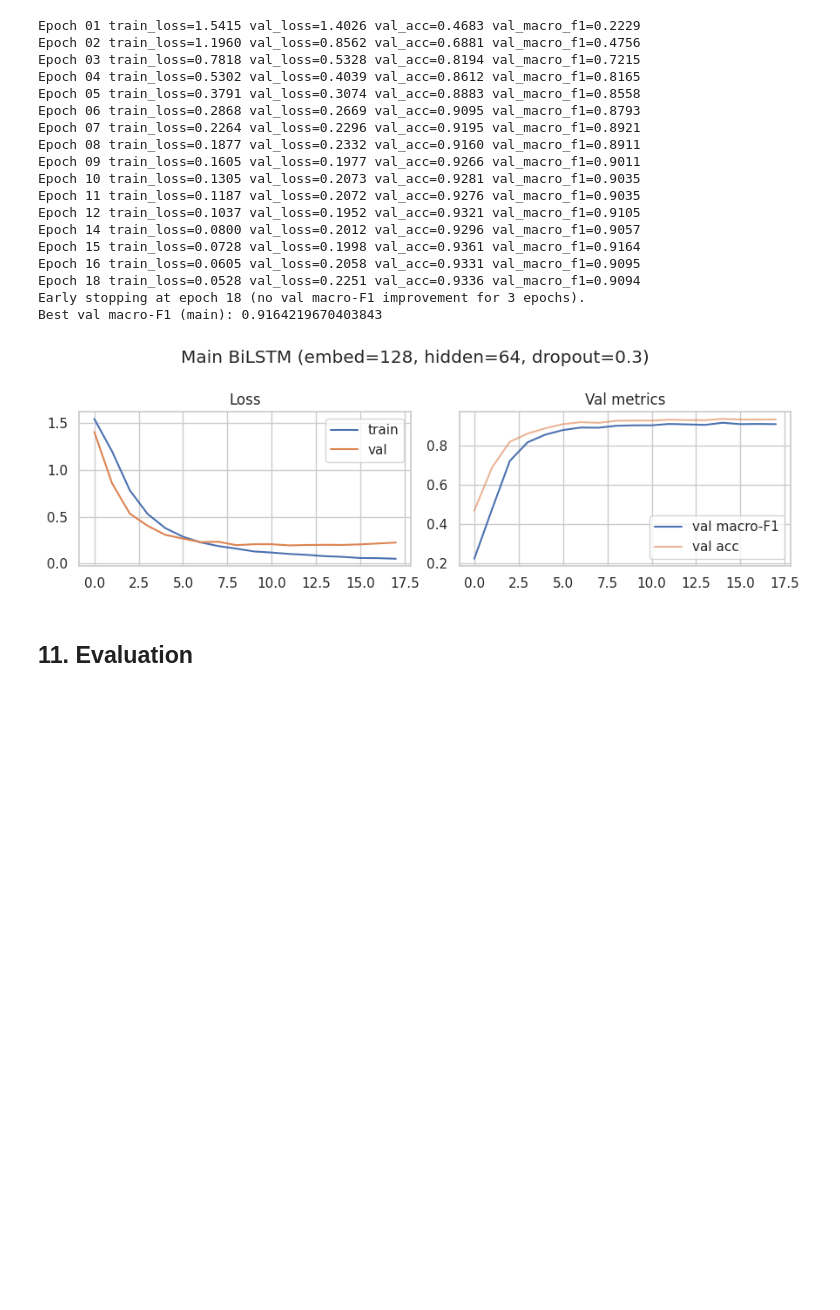
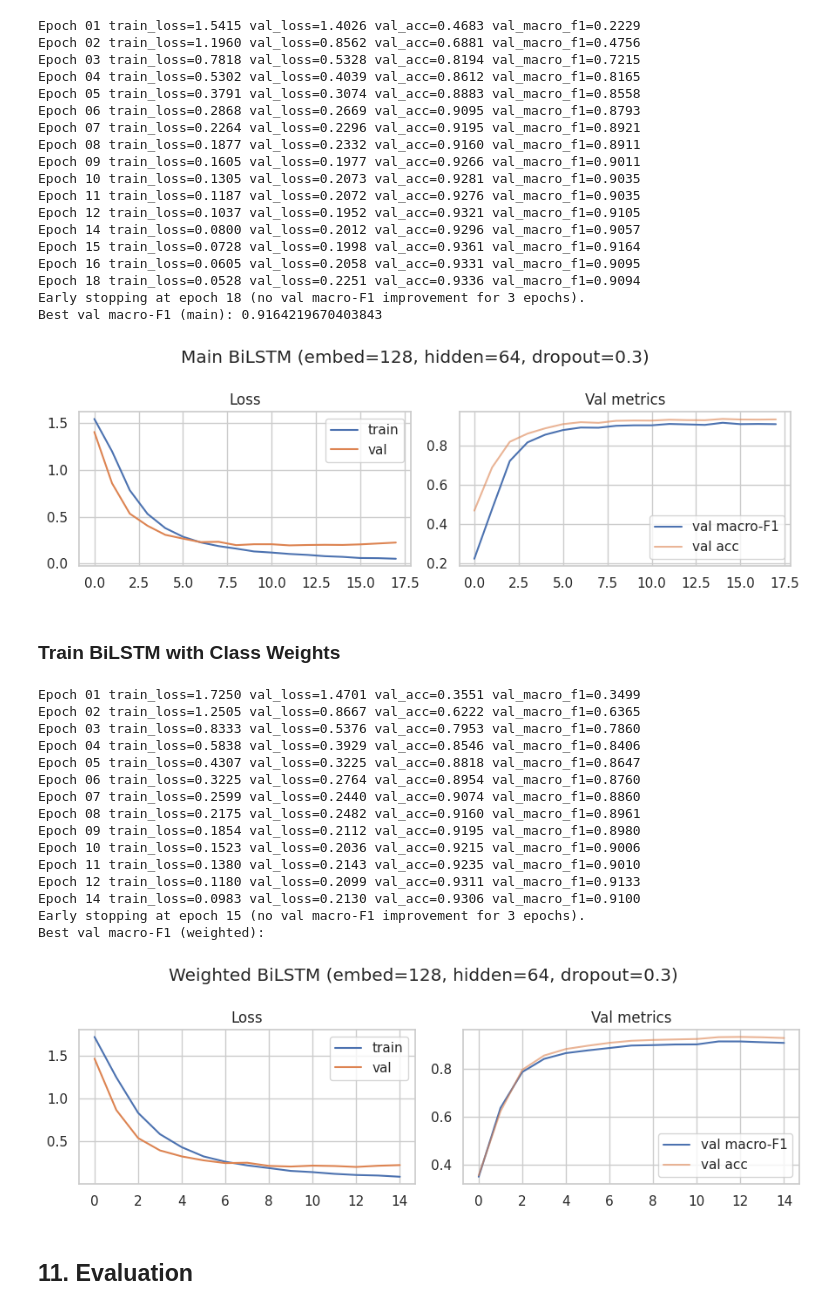
Before and after one commit to hulemihi/42850-NLP-Asm3, a Jupyter notebook: NLP_Asm3_BiLSTM.ipynb, the cells around one changed output. Saved outputs shown, nothing was run; the diff lists cells and outputs as text; code cells hidden in the pictures; blank space fills up the shorter version.

Commit message:
Experiment class weights

```diff
--- a/NLP_Asm3_BiLSTM.ipynb
+++ b/NLP_Asm3_BiLSTM.ipynb
@@ -158,3 +158,20 @@ test_df["text_proc"] = test_df["text"].map(preprocess)
 print("Split sizes:", len(train_df), len(val_df), len(test_df))
 # %% [output]
 Split sizes: 15956 1988 1986
+# %%
+# Get sorted class ids, e.g. [0, 1, 2, 3, 4, 5]
+classes = np.sort(train_df["label"].unique())
+
+# Compute balanced class weights from training labels only
+class_weights = compute_class_weight(
+    class_weight="balanced",
+    classes=classes,
+    y=train_df["label"].to_numpy()
+)
+
+# Convert to torch tensor and move to device
+class_weights = torch.tensor(class_weights, dtype=torch.float).to(device)
+print("Class weights:")
+
+for c, w in zip(classes, class_weights.cpu().numpy()):
+    print(f"  class {c} ({id2label[c]}): {w:.4f}")
@@ -507,9 +532,10 @@ def train_model(
     lr=1e-3,
     weight_decay=1e-5,
     patience=3,   # stop if validation macro-F1 does not improve for this many epochs
+    class_weights=None,
 ):
     # CrossEntropyLoss is standard for multi-class classification
-    criterion = nn.CrossEntropyLoss()
+    criterion = nn.CrossEntropyLoss() if class_weights is None else nn.CrossEntropyLoss(weight=class_weights)
 
     # Adam optimizer
     optimizer = torch.optim.Adam(model.parameters(), lr=lr, weight_decay=weight_decay)
@@ -632,6 +668,55 @@ Epoch 18 train_loss=0.0528 val_loss=0.2251 val_acc=0.9336 val_macro_f1=0.9094
 Early stopping at epoch 18 (no val macro-F1 improvement for 3 epochs).
 Best val macro-F1 (main): 0.9164219670403843
 [figure]
+# %% [markdown]
+### Train BiLSTM with Class Weights
+# %%
+# Set random seed for reproducibility
+torch.manual_seed(SEED)
+if torch.cuda.is_available():
+    torch.cuda.manual_seed_all(SEED)
+
+# Create the BiLSTM model with the selected hyperparameters and class weights
+weighted_model = BiLSTMClassifier(
+    vocab_size,
+    embed_dim=128,
+    hidden_dim=64,
+    num_classes=num_classes,
+    padding_idx=pad_id,
+    bidirectional=True,
+    dropout=0.3,
+).to(device)
+
+# Train the model using the training set and validate on the validation set, applying class weights
+hist_weighted, best_val_f1_weighted = train_model(
+    weighted_model,
+    train_loader,
+    val_loader,
+    epochs=25,
+    lr=1e-3,
+    patience=3,
+    class_weights=class_weights
+)
+
+print("Best val macro-F1 (weighted):".format(best_val_f1_weighted))
+plot_history(hist_weighted, title="Weighted BiLSTM (embed=128, hidden=64, dropout=0.3)")
+# %% [output]
+Epoch 01 train_loss=1.7250 val_loss=1.4701 val_acc=0.3551 val_macro_f1=0.3499
+Epoch 02 train_loss=1.2505 val_loss=0.8667 val_acc=0.6222 val_macro_f1=0.6365
+Epoch 03 train_loss=0.8333 val_loss=0.5376 val_acc=0.7953 val_macro_f1=0.7860
+Epoch 04 train_loss=0.5838 val_loss=0.3929 val_acc=0.8546 val_macro_f1=0.8406
+Epoch 05 train_loss=0.4307 val_loss=0.3225 val_acc=0.8818 val_macro_f1=0.8647
+Epoch 06 train_loss=0.3225 val_loss=0.2764 val_acc=0.8954 val_macro_f1=0.8760
+Epoch 07 train_loss=0.2599 val_loss=0.2440 val_acc=0.9074 val_macro_f1=0.8860
+Epoch 08 train_loss=0.2175 val_loss=0.2482 val_acc=0.9160 val_macro_f1=0.8961
+Epoch 09 train_loss=0.1854 val_loss=0.2112 val_acc=0.9195 val_macro_f1=0.8980
+Epoch 10 train_loss=0.1523 val_loss=0.2036 val_acc=0.9215 val_macro_f1=0.9006
+Epoch 11 train_loss=0.1380 val_loss=0.2143 val_acc=0.9235 val_macro_f1=0.9010
+Epoch 12 train_loss=0.1180 val_loss=0.2099 val_acc=0.9311 val_macro_f1=0.9133
+Epoch 14 train_loss=0.0983 val_loss=0.2130 val_acc=0.9306 val_macro_f1=0.9100
+Early stopping at epoch 15 (no val macro-F1 improvement for 3 epochs).
+Best val macro-F1 (weighted):
+[figure, added]
 # %% [markdown]
 ## 11. Evaluation
 # %%
```
Also changed, not shown: parts of 11 cells of this notebook.
